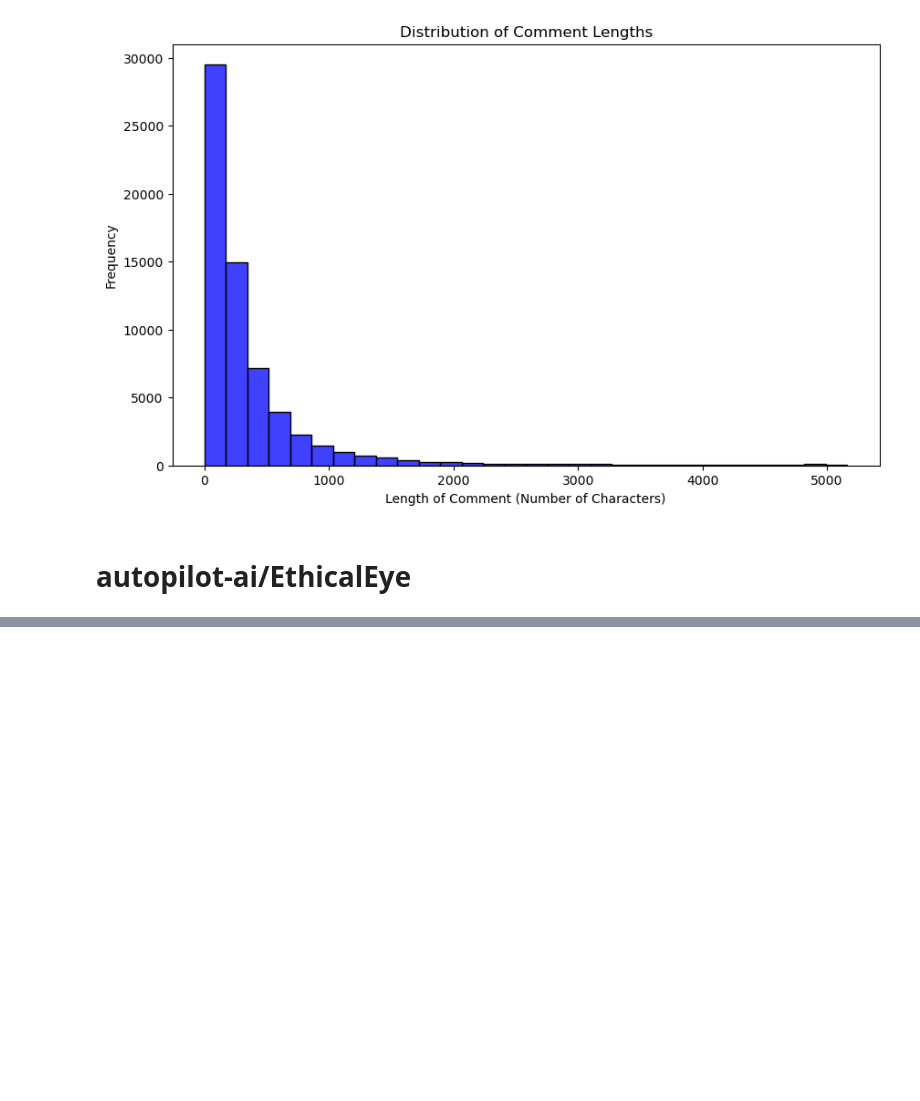
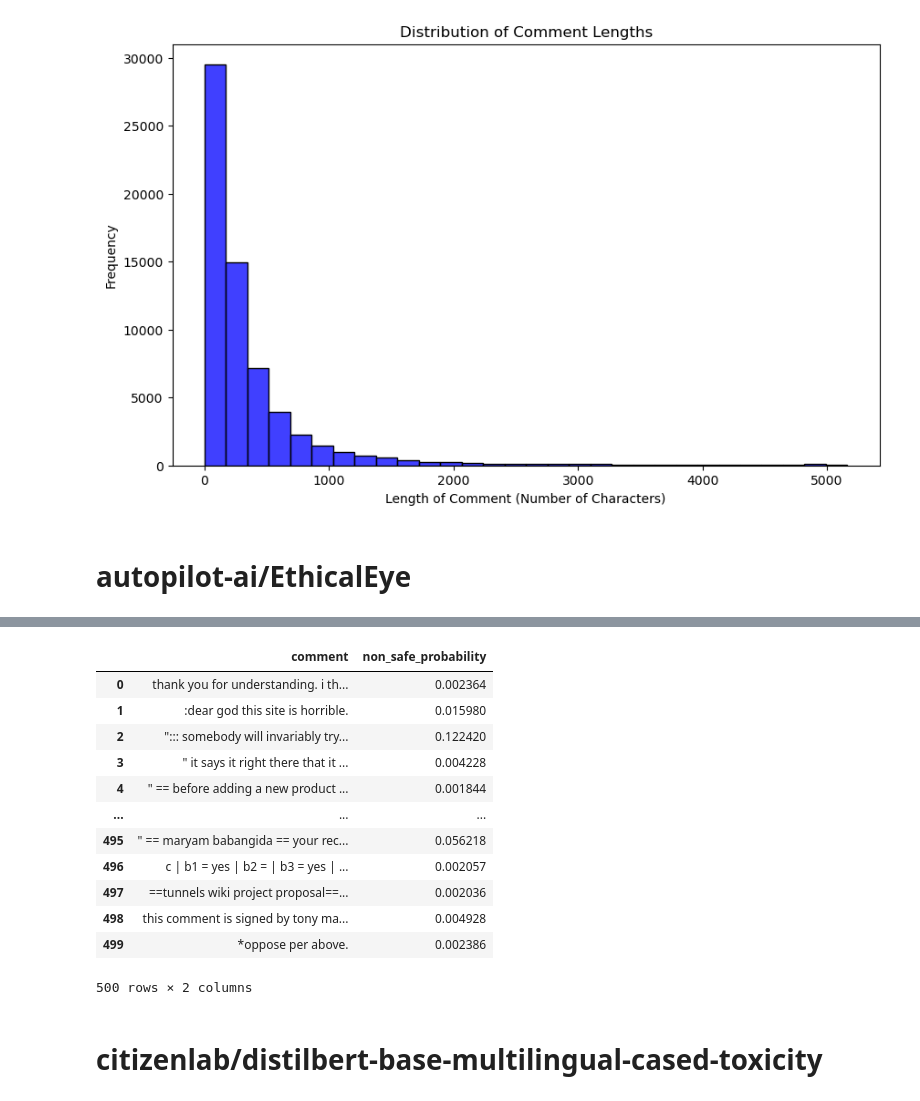
Before and after one commit to seyf4040/Master-Thesis, a Jupyter notebook: code/model_experiments/model_baselines.ipynb, the cells around one changed output, grey strips where cells are left out. Drawn from its saved outputs; the diff is of its cells as text; code cells hidden in the pictures; blank space fills up the shorter version.

```diff
--- a/code/model_experiments/model_baselines.ipynb
+++ b/code/model_experiments/model_baselines.ipynb
@@ -178,0 +147,63 @@ print(predictions_df)
+# %%
+# Define the non-safe labels you are interested in
+KoalaAI_non_safe_labels = {'H', 'SH', 'V', 'S', 'HR', 'V2', 'S3', 'H2'}
+
+# Maximum length of a tokens
+MAX_LENGTH = 200
+
+# List to store predictions for each comment
+KoalaAI_predictions = []
+
+# Iterate over each comment in samples
+for comment in samples:
+    # Tokenize the input
+    inputs = KoalaAI_tokenizer(comment, return_tensors="pt", max_length=MAX_LENGTH, truncation=True)
+
+    # Get model outputs
+    outputs = KoalaAI_model(**inputs)
+
+    # Get the predicted logits
+    logits = outputs.logits
+
+    # Apply softmax to get probabilities (scores)
+    probabilities = logits.softmax(dim=-1).squeeze()
+
+    # Retrieve the labels
+    id2label = KoalaAI_model.config.id2label
+    labels = [id2label[idx] for idx in range(len(probabilities))]
+
+    # Initialize the maximum probability for non-safe labels
+    max_non_safe_prob = 0.0
+
+    # Find the highest probability of non-safe label(s)
+    for label, probability in zip(labels, probabilities):
+        if label in KoalaAI_non_safe_labels and probability.item() > max_non_safe_prob:
+            max_non_safe_prob = probability.item()
+
+    # Store the comment and non-safe probability
+    KoalaAI_predictions.append({"comment": comment, "non_safe_probability": max_non_safe_prob})
+
+    if len(KoalaAI_predictions) == test_set_size:
+        break
+
+# Convert predictions to a DataFrame (optional)
+KoalaAI_predictions_df = pd.DataFrame(KoalaAI_predictions)
+
+# Print the DataFrame
+display(KoalaAI_predictions_df)
+# %% [output]
+|  | comment | non_safe_probability |
+| 0 | thank you for understanding. i th... | 0.002364 |
+| 1 | :dear god this site is horrible. | 0.015980 |
+| 2 | "::: somebody will invariably try... | 0.122420 |
+| 3 | " it says it right there that it ... | 0.004228 |
+| 4 | " == before adding a new product ... | 0.001844 |
+| ... | ... | ... |
+| 495 | " == maryam babangida == your rec... | 0.056218 |
+| 496 | c | b1 = yes | b2 = | b3 = yes | ... | 0.002057 |
+| 497 | ==tunnels wiki project proposal==... | 0.002036 |
+| 498 | this comment is signed by tony ma... | 0.004928 |
+| 499 | *oppose per above. | 0.002386 |
+500 rows × 2 columns
+# %% [markdown]
+# citizenlab/distilbert-base-multilingual-cased-toxicity
```
Also changed, not shown: parts of 13 cells of this notebook, 1 other file.
